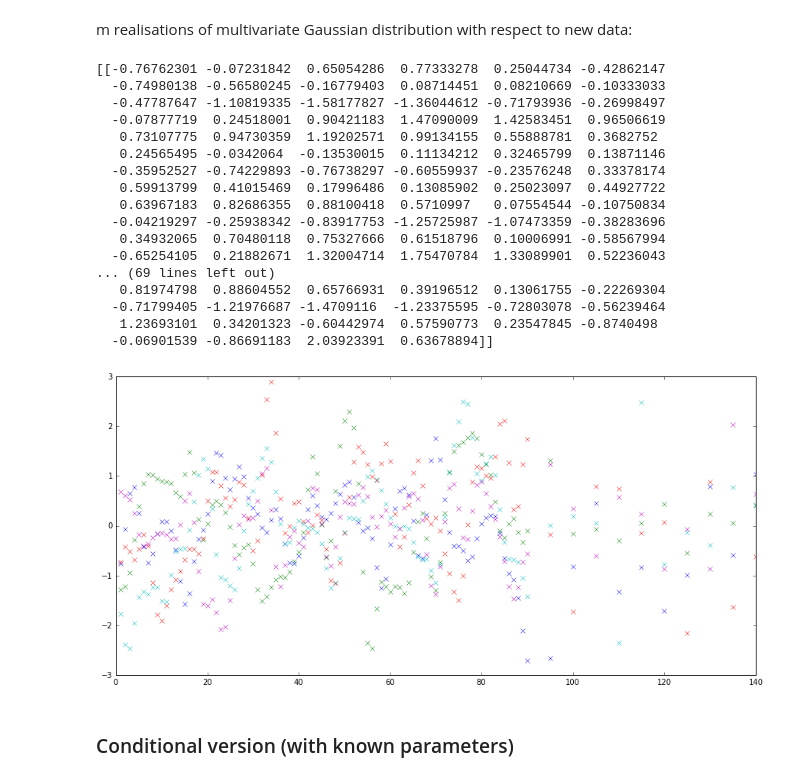
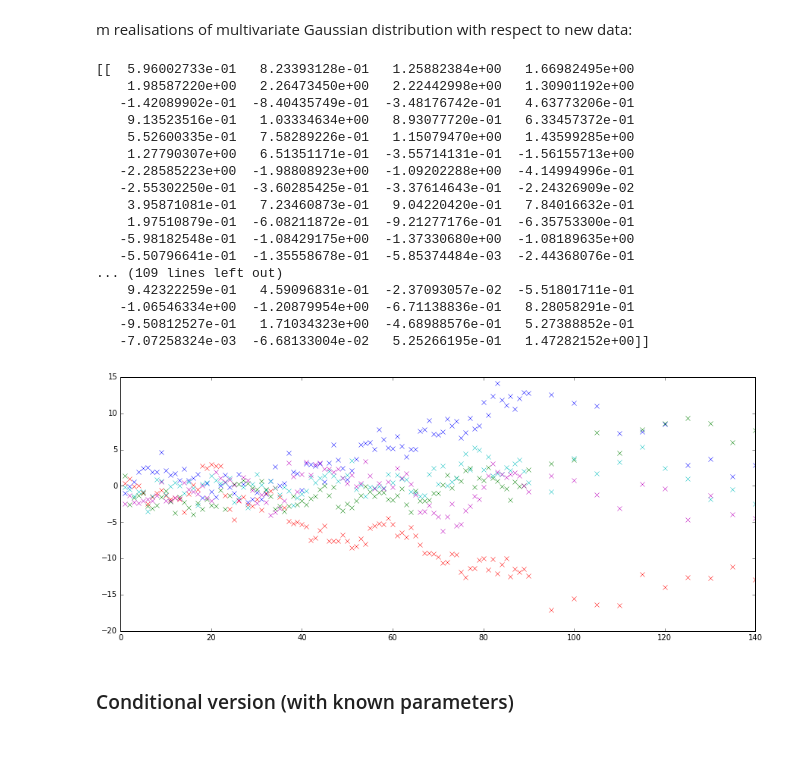
Before and after one commit to koptelovmax/gaussianprocess, a Jupyter notebook: Python/Multivariate_Gaussian.ipynb, the cells around one changed output. Saved outputs shown, nothing was run; the diff lists cells and outputs as text; code cells hidden in the pictures; blank space fills up the shorter version.

```diff
--- a/Python/Multivariate_Gaussian.ipynb
+++ b/Python/Multivariate_Gaussian.ipynb
@@ -104,7 +103,7 @@ print(x)
 # %% [markdown]
 Obtained covariance matrix:
 # %%
-K = getkernmatrix(x,x)
+K = mykernel(x.reshape((1,-1)),np.transpose(x.reshape((1,-1))))
 
 # visualization of kernel matrix
 fig = mp.figure(figsize=(10,10)) # scale of the plot
@@ -120,29 +119,29 @@ R = np.random.multivariate_normal(mju,K,m)
 # %%
 print(R)
 # %% [output]
-[[-0.76762301 -0.07231842  0.65054286  0.77333278  0.25044734 -0.42862147
-  -0.74980138 -0.56580245 -0.16779403  0.08714451  0.08210669 -0.10333033
-  -0.47787647 -1.10819335 -1.58177827 -1.36044612 -0.71793936 -0.26998497
-  -0.07877719  0.24518001  0.90421183  1.47090009  1.42583451  0.96506619
-   0.73107775  0.94730359  1.19202571  0.99134155  0.55888781  0.3682752
-   0.24565495 -0.0342064  -0.13530015  0.11134212  0.32465799  0.13871146
-  -0.35952527 -0.74229893 -0.76738297 -0.60559937 -0.23576248  0.33378174
-   0.59913799  0.41015469  0.17996486  0.13085902  0.25023097  0.44927722
-   0.63967183  0.82686355  0.88100418  0.5710997   0.07554544 -0.10750834
-  -0.04219297 -0.25938342 -0.83917753 -1.25725987 -1.07473359 -0.38283696
-   0.34932065  0.70480118  0.75327666  0.61518796  0.10006991 -0.58567994
-  -0.65254105  0.21882671  1.32004714  1.75470784  1.33089901  0.52236043
-... (69 lines left out)
-   0.81974798  0.88604552  0.65766931  0.39196512  0.13061755 -0.22269304
-  -0.71799405 -1.21976687 -1.4709116  -1.23375595 -0.72803078 -0.56239464
-   1.23693101  0.34201323 -0.60442974  0.57590773  0.23547845 -0.8740498
-  -0.06901539 -0.86691183  2.03923391  0.63678894]]
+[[  5.96002733e-01   8.23393128e-01   1.25882384e+00   1.66982495e+00
+    1.98587220e+00   2.26473450e+00   2.22442998e+00   1.30901192e+00
+   -1.42089902e-01  -8.40435749e-01  -3.48176742e-01   4.63773206e-01
+    9.13523516e-01   1.03334634e+00   8.93077720e-01   6.33457372e-01
+    5.52600335e-01   7.58289226e-01   1.15079470e+00   1.43599285e+00
+    1.27790307e+00   6.51351171e-01  -3.55714131e-01  -1.56155713e+00
+   -2.28585223e+00  -1.98808923e+00  -1.09202288e+00  -4.14994996e-01
+   -2.55302250e-01  -3.60285425e-01  -3.37614643e-01  -2.24326909e-02
+    3.95871081e-01   7.23460873e-01   9.04220420e-01   7.84016632e-01
+    1.97510879e-01  -6.08211872e-01  -9.21277176e-01  -6.35753300e-01
+   -5.98182548e-01  -1.08429175e+00  -1.37330680e+00  -1.08189635e+00
+   -5.50796641e-01  -1.35558678e-01  -5.85374484e-03  -2.44368076e-01
+... (109 lines left out)
+    9.42322259e-01   4.59096831e-01  -2.37093057e-02  -5.51801711e-01
+   -1.06546334e+00  -1.20879954e+00  -6.71138836e-01   8.28058291e-01
+   -9.50812527e-01   1.71034323e+00  -4.68988576e-01   5.27388852e-01
+   -7.07258324e-03  -6.68133004e-02   5.25266195e-01   1.47282152e+00]]
 # %%
-fig = mp.figure(figsize=(15,7)) # scale of the plot
+fig = mp.figure(figsize=(15,6)) # scale of the plot
 mp.plot((np.ones((m,d)) * x).transpose(), R.transpose(),'x')
 mp.show()
 # %% [output]
-[figure, old version]
+[figure, new version]
 # %%
 # there is no special function for ordinary plot in seaborn
 # %% [markdown]
```
Also changed, not shown: parts of 23 cells of this notebook, 6 other files.
